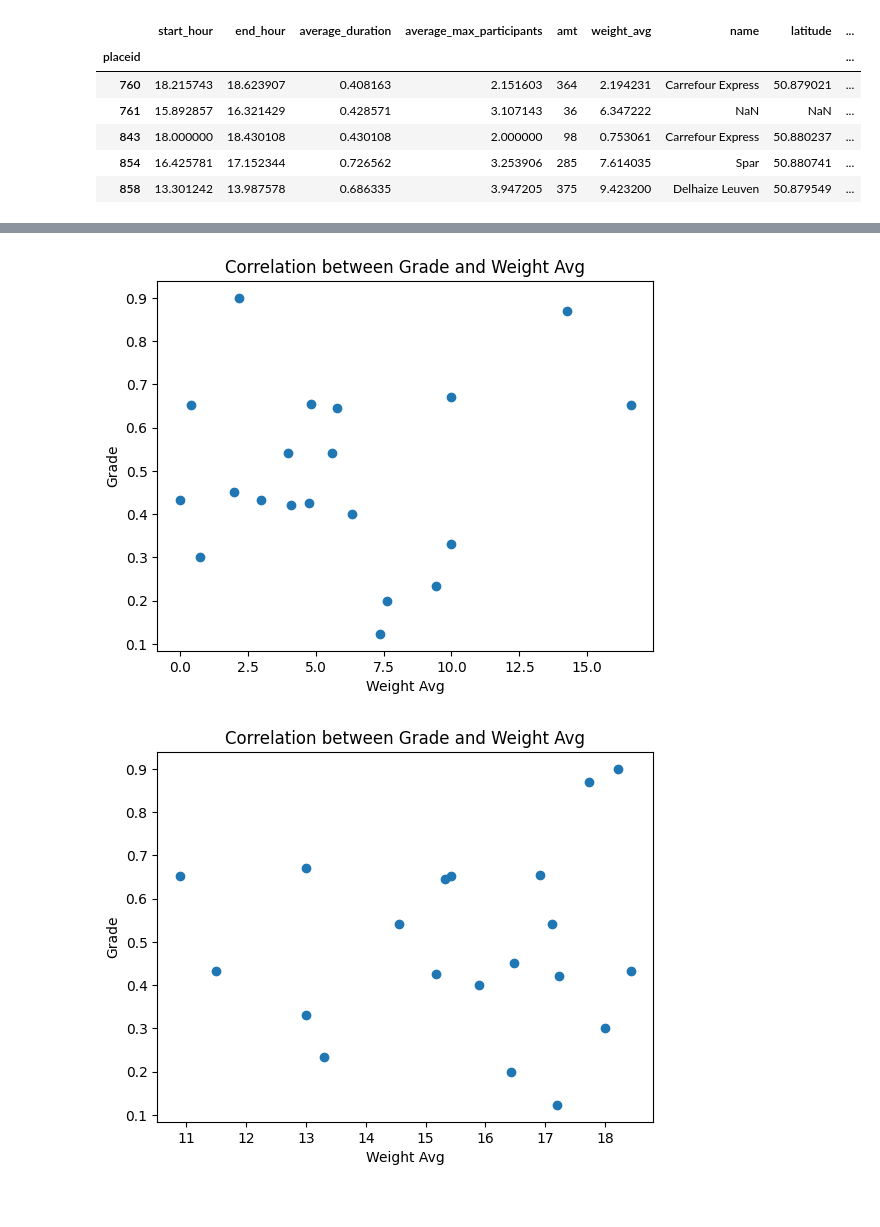
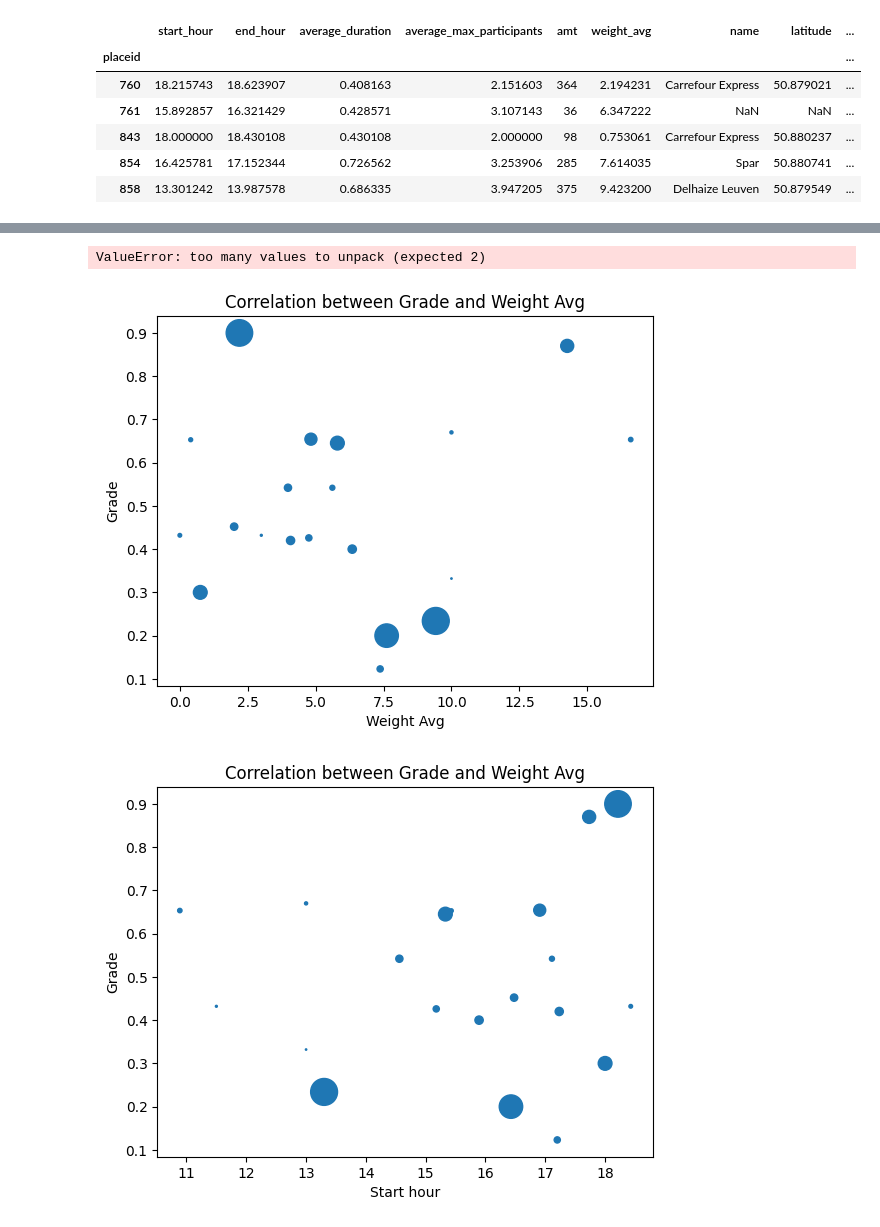
Before and after one commit to MarognaLorenzo/fooddataChallange, a Jupyter notebook: dataProcessing/plotting.ipynb, the cells around one changed output, grey strips where cells are left out. Cells and saved outputs as stored; diff of their text form; code cells hidden in the pictures.

Commit message:
final plotting

```diff
--- a/dataProcessing/plotting.ipynb
+++ b/dataProcessing/plotting.ipynb
@@ -17,20 +27,21 @@ place_info_df.head()
 # %%
 import matplotlib.pyplot as plt
 
-plt.scatter(x = place_info_df['weight_avg'], y = place_info_df['grade'])
+plt.scatter(x = place_info_df['weight_avg'], y = place_info_df['grade'], s=place_info_df['amt'])
 plt.xlabel('Weight Avg')
 plt.ylabel('Grade')
 plt.title('Correlation between Grade and Weight Avg')
 plt.show()
 # %% [output]
+ValueError: too many values to unpack (expected 2)
-[figure, old version]
+[figure, new version]
 # %%
 import matplotlib.pyplot as plt
 
-plt.scatter(x = place_info_df['start_hour'], y = place_info_df['grade'])
-plt.xlabel('Weight Avg')
+plt.scatter(x = place_info_df['start_hour'], y = place_info_df['grade'], s=place_info_df['amt'])
+plt.xlabel('Start hour')
 plt.ylabel('Grade')
 plt.title('Correlation between Grade and Weight Avg')
 plt.show()
 # %% [output]
-[figure, old version]
+[figure, new version]
```
Also changed, not shown: parts of 3 cells of this notebook.
